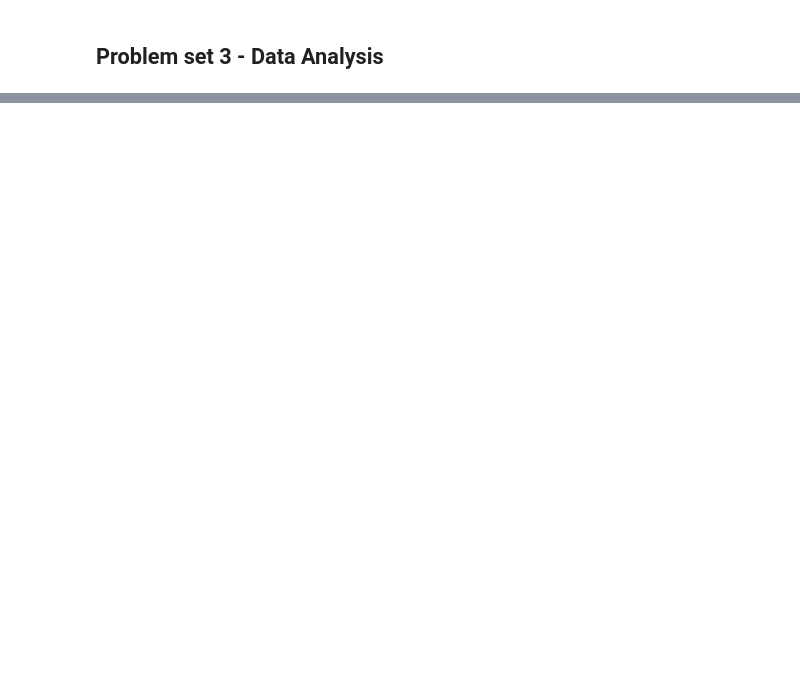
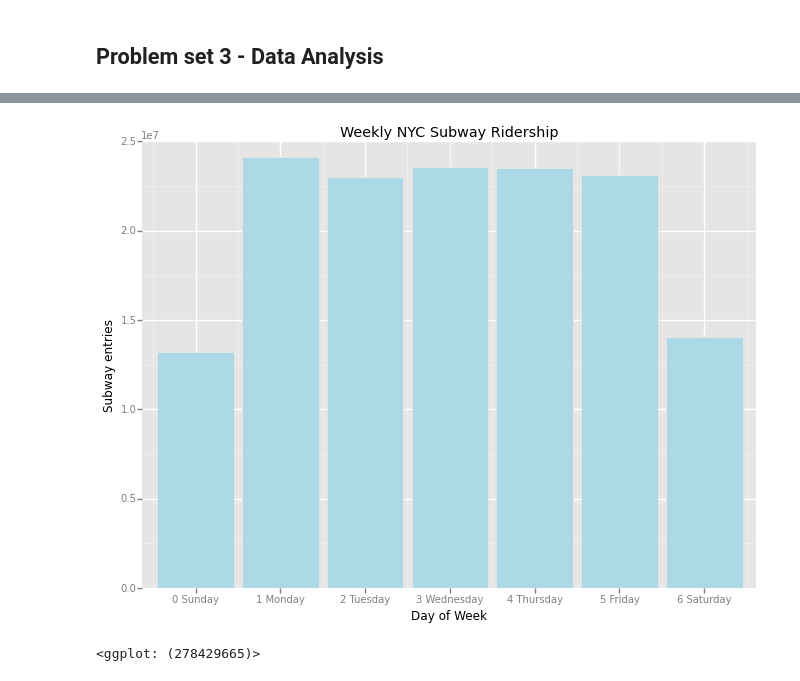
Before and after one commit to lyvinhhung/Udacity-Data-Analyst-Nanodegree, a Jupyter notebook: p2/P2 Intro to Data Science quiz.ipynb, the cells around one changed output, grey strips where cells are left out. Drawn from its saved outputs; the diff is of its cells as text; code cells hidden in the pictures; blank space fills up the shorter version.

```diff
--- a/p2/P2 Intro to Data Science quiz.ipynb
+++ b/p2/P2 Intro to Data Science quiz.ipynb
@@ -776,31 +825,35 @@ def plot_weather_data(turnstile_weather):
     Here are some suggestions for things to investigate and illustrate:
      * Ridership by time-of-day or day-of-week
      * How ridership varies by subway station (UNIT)
      * Which stations have more exits or entries at different times of day
        (You can use UNIT as a proxy for subway station.)
 
     If you'd like to learn more about ggplot and its capabilities, take
     a look at the documentation at:
     https://pypi.python.org/pypi/ggplot/
 
     You can check out the link
     https://www.dropbox.com/s/meyki2wl9xfa7yk/turnstile_data_master_with_weather.csv
     to see all the columns and data points included in the turnstile_weather
     dataframe.
 
    However, due to the limitation of our Amazon EC2 server, we are giving you a random
     subset, about 1/3 of the actual data in the turnstile_weather dataframe.
     '''
     day = turnstile_weather[['DATEn', 'ENTRIESn_hourly']].groupby('DATEn', as_index=False).sum()
 
     day['Day'] = [datetime.strptime(x, '%Y-%m-%d').strftime('%w %A') for x in day['DATEn']]
 
     weekday = day[['Day', 'ENTRIESn_hourly']].groupby('Day', as_index=False).sum()
 
     plot = ggplot(weekday, aes(x='Day', y='ENTRIESn_hourly')) +\
-                                      geom_bar(aes(weight='ENTRIESn_hourly'), fill='lightblue',stat='bar') +\
+                                      geom_bar(aes(weight='ENTRIESn_hourly'), fill='lightblue',stat='identity',position = "jitter") +\
                                       ggtitle('Weekly NYC Subway Ridership') +\
                                       xlab('Day of Week') +\
                                       ylab('Subway entries')
 
     return plot
+plot_weather_data(turnstile_weather)
+# %% [output]
+[figure, added]
+<ggplot: (278429665)>
```
Also changed, not shown: parts of 10 cells of this notebook, 1 other file.
